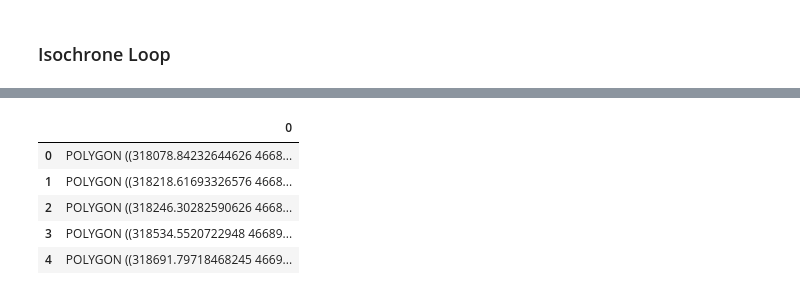
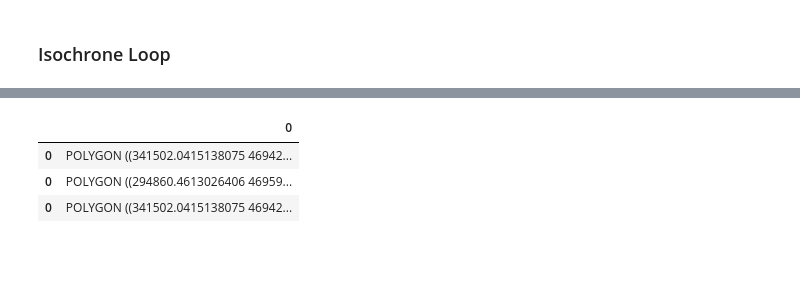
Before and after one commit to LucyMakesMaps/COVID_VaccineClinics, a Jupyter notebook: Isochrone_Condensed.ipynb, the cells around one changed output, grey strips where cells are left out. Drawn from its saved outputs; the diff is of its cells as text; code cells hidden in the pictures; blank space fills up the shorter version.

Commit message:
Made some Big PROGRESS
Added a couple new scrips. Isochrone_poly_trial2 is the one that works. YAY!

```diff
--- a/Isochrone_Condensed.ipynb
+++ b/Isochrone_Condensed.ipynb
@@ -71,14 +197,9 @@ def make_iso_polys(G, edge_buff=25, node_buff=50, infill=False):
 # %%
-#for i in len(vax_detr_metro):
-
-
-# configure the place, network type, trip times, and travel speed
-place = vax_detr_metro['Y'].iloc[20],vax_detr_metro['X'].iloc[20]
-network_type = 'walk'
-trip_times = [5, 10, 15, 20, 25] #in minutes
-travel_speed = 4.5 #walking speed in km/hour
-meters_per_minute = travel_speed * 1000 / 60 #km per hour to m per minutee
-
+place = vax_detr_metro['Y'].iloc[1],vax_detr_metro['X'].iloc[1]
+network_type = network_type
+trip_times = trip_times
+travel_speed = travel_speed
+meters_per_minute = meters_per_minute
 
 # download the street network
 G = ox.graph_from_point(place, network_type=network_type)
@@ -107,10 +228,10 @@ for trip_time, color in zip(sorted(trip_times, reverse=True), iso_colors):
         node_colors[node] = color
 nc = [node_colors[node] if node in node_colors else 'none' for node in G.nodes()]
 ns = [15 if node in node_colors else 0 for node in G.nodes()]
-#fig, ax = ox.plot_graph(G, node_color=nc, node_size=ns, node_alpha=0.8, node_zorder=2,bgcolor='k', edge_linewidth=0.2, edge_color='#999999')
+        #fig, ax = ox.plot_graph(G, node_color=nc, node_size=ns, node_alpha=0.8, node_zorder=2,bgcolor='k', edge_linewidth=0.2, edge_color='#999999')
 
 
-# make the isochrone polygons
+        # make the isochrone polygons
 isochrone_polys = []
 for trip_time in sorted(trip_times, reverse=True):
     subgraph = nx.ego_graph(G, center_node, radius=trip_time, distance='time')
@@ -119,18 +240,20 @@ for trip_time in sorted(trip_times, reverse=True):
     isochrone_polys.append(bounding_poly)
 
 
-# plot the network then add isochrones as colored descartes polygon patches
-#fig, ax = ox.plot_graph(G, show=False, close=False, edge_color='#999999', edge_alpha=0.2, node_size=0, bgcolor='k')
-#for polygon, fc in zip(isochrone_polys, iso_colors):
-    #patch = PolygonPatch(polygon, fc=fc, ec='none', alpha=0.6, zorder=-1)
-    #ax.add_patch(patch)
-#plt.show()
+        # plot the network then add isochrones as colored descartes polygon patches
+        #fig, ax = ox.plot_graph(G, show=False, close=False, edge_color='#999999', edge_alpha=0.2, node_size=0, bgcolor='k')
+        #for polygon, fc in zip(isochrone_polys, iso_colors):
+            #patch = PolygonPatch(polygon, fc=fc, ec='none', alpha=0.6, zorder=-1)
+            #ax.add_patch(patch)
+        #plt.show()
 
 
 isochrone_polys = make_iso_polys(G, edge_buff=25, node_buff=0, infill=True)
-#fig, ax = ox.plot_graph(G, show=False, close=False, edge_color='#999999', edge_alpha=0.2,node_size=0, bgcolor='k')
-#for polygon, fc in zip(isochrone_polys, iso_colors):
-    #patch = PolygonPatch(polygon, fc=fc, ec='none', alpha=0.6, zorder=-1)
-    #ax.add_patch(patch)
-#plt.show()
+        #fig, ax = ox.plot_graph(G, show=False, close=False, edge_color='#999999', edge_alpha=0.2,node_size=0, bgcolor='k')
+        #for polygon, fc in zip(isochrone_polys, iso_colors):
+            #patch = PolygonPatch(polygon, fc=fc, ec='none', alpha=0.6, zorder=-1)
+            #ax.add_patch(patch)
+        #plt.show()
+gdf_iso_polys = gpd.GeoDataFrame(isochrone_polys)
+detroit_polygons = detroit_polygons.append(gdf_iso_polys)
 # %% [output]
@@ -162,9 +284,7 @@ gdf_iso_polys = gpd.GeoDataFrame(isochrone_polys)
-# %%
-gdf_iso_polys.head()
-# %% [output]
-|  | 0 |
-| 0 | POLYGON ((318078.84232644626 4668... |
-| 1 | POLYGON ((318218.61693326576 4668... |
-| 2 | POLYGON ((318246.30282590626 4668... |
-| 3 | POLYGON ((318534.5520722948 46689... |
-| 4 | POLYGON ((318691.79718468245 4669... |
+# %%
+detroit_polygons
+# %% [output]
+|  | 0 |
+| 0 | POLYGON ((341502.0415138075 46942... |
+| 0 | POLYGON ((294860.4613026406 46959... |
+| 0 | POLYGON ((341502.0415138075 46942... |
```
Also changed, not shown: parts of 8 cells of this notebook, 11 other files.
